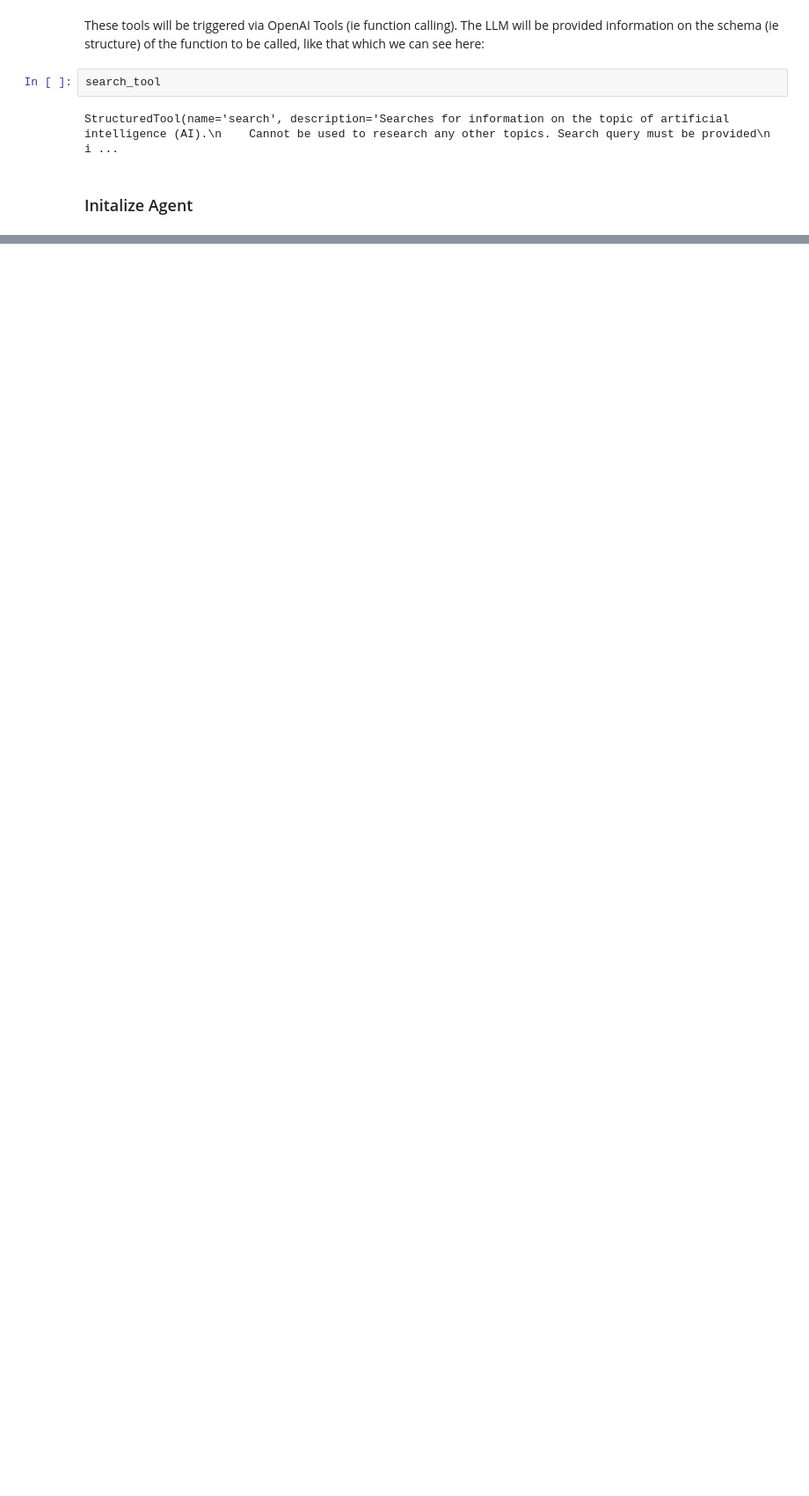
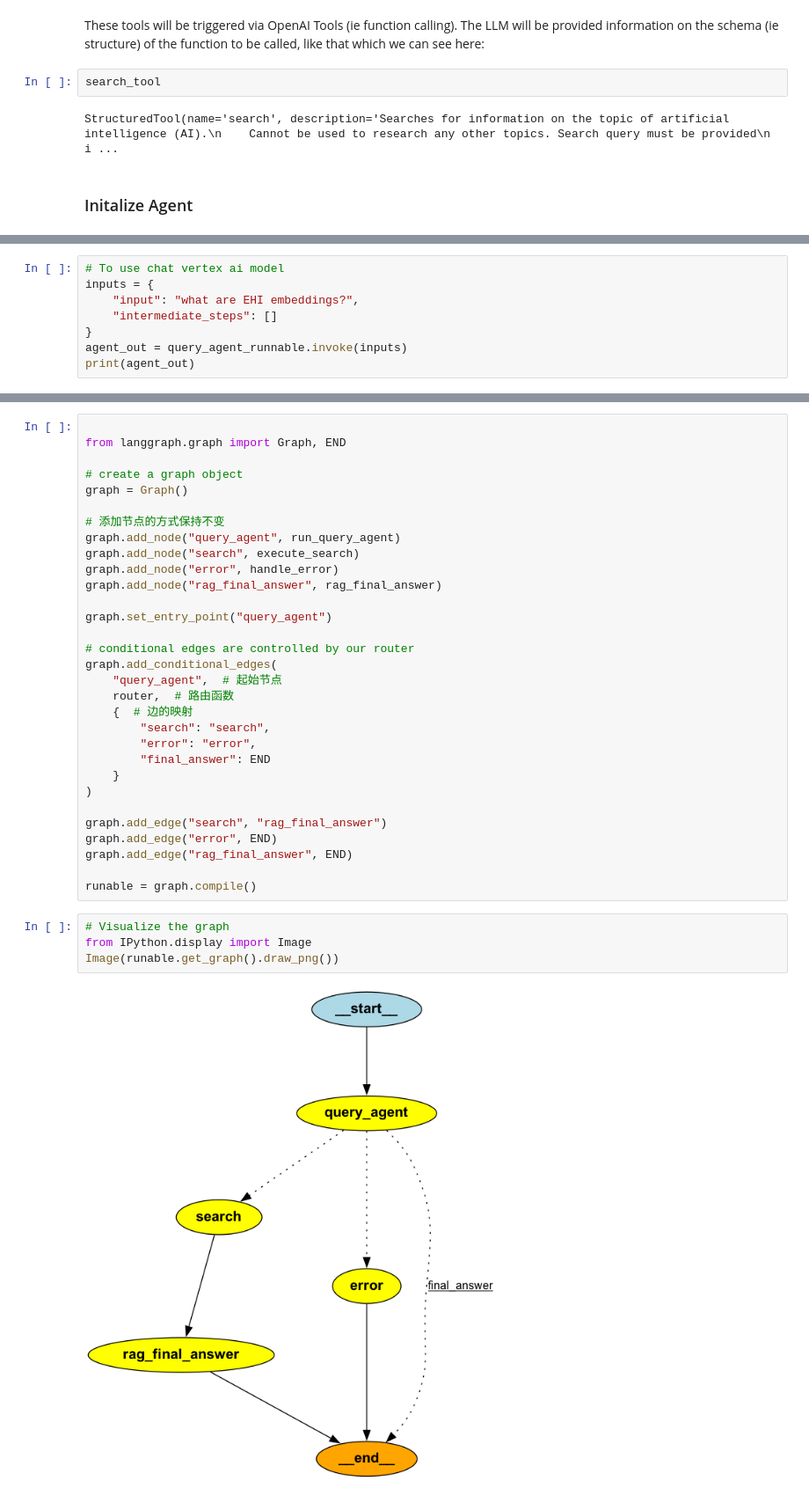
Before and after one commit to developbiao/pythonbasics, a Jupyter notebook: 2024/1105/langgraph_search_agent.ipynb, the cells around one changed output, grey strips where cells are left out. Shown at 88% size. Cells and saved outputs as stored; diff of their text form; blank space fills up the shorter version.

Commit message:
try to reslove function call in langgraph issues

```diff
--- a/2024/1105/langgraph_search_agent.ipynb
+++ b/2024/1105/langgraph_search_agent.ipynb
@@ -163,0 +174,8 @@ model = ChatVertexAI(model_name="gemini-1.5-pro-001", temperature=0)
+# %%
+# To use chat vertex ai model
+inputs = {
+    "input": "what are EHI embeddings?",
+    "intermediate_steps": []
+}
+agent_out = query_agent_runnable.invoke(inputs)
+print(agent_out)
@@ -163,0 +291,37 @@ model = ChatVertexAI(model_name="gemini-1.5-pro-001", temperature=0)
+# %%
+
+from langgraph.graph import Graph, END
+
+# create a graph object
+graph = Graph()
+
+# 添加节点的方式保持不变
+graph.add_node("query_agent", run_query_agent)
+graph.add_node("search", execute_search)
+graph.add_node("error", handle_error)
+graph.add_node("rag_final_answer", rag_final_answer)
+
+graph.set_entry_point("query_agent")
+
+# conditional edges are controlled by our router
+graph.add_conditional_edges(
+    "query_agent",  # 起始节点
+    router,  # 路由函数
+    {  # 边的映射
+        "search": "search",
+        "error": "error",
+        "final_answer": END
+    }
+)
+
+graph.add_edge("search", "rag_final_answer")
+graph.add_edge("error", END)
+graph.add_edge("rag_final_answer", END)
+
+runable = graph.compile()
+# %%
+# Visualize the graph
+from IPython.display import Image
+Image(runable.get_graph().draw_png())
+# %% [output]
+[figure, added]
```
Also changed, not shown: parts of 17 cells of this notebook.
